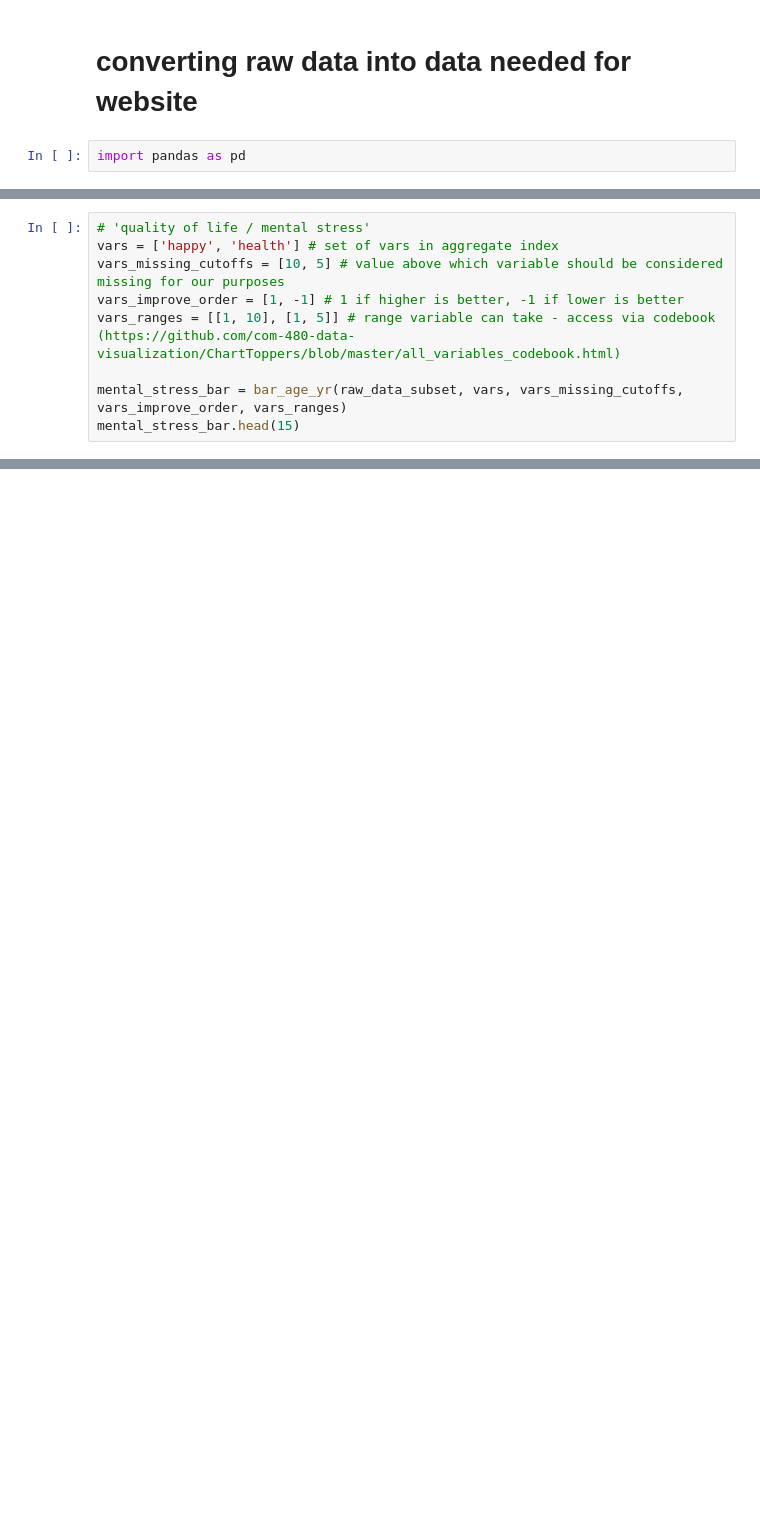
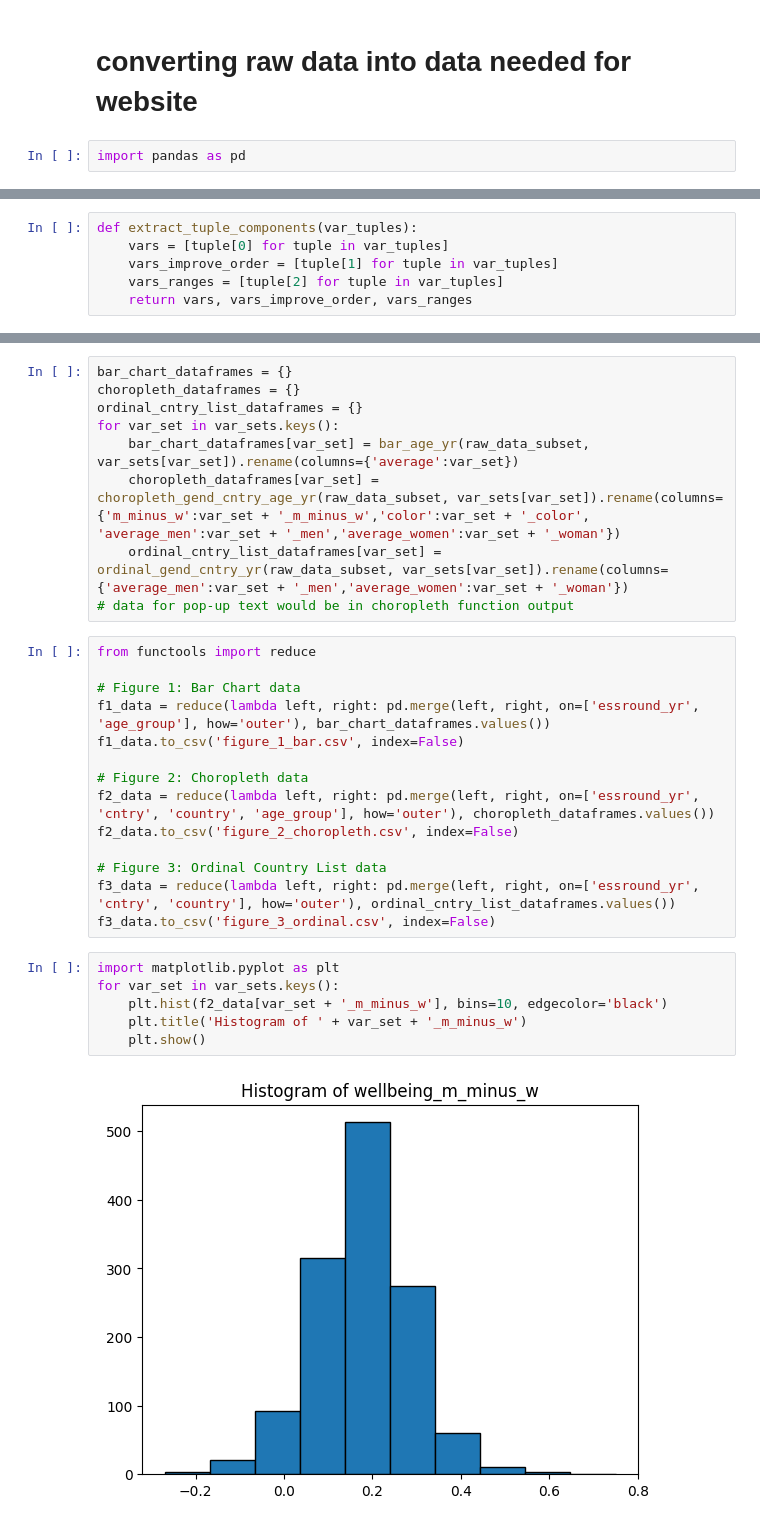
Before and after one commit to kaedejohnson/datavis_epfl_com480, a Jupyter notebook: raw_to_web_data.ipynb, the cells around one changed output, grey strips where cells are left out. Cells and saved outputs as stored; diff of their text form; blank space fills up the shorter version.

```diff
--- a/raw_to_web_data.ipynb
+++ b/raw_to_web_data.ipynb
@@ -70 +77,7 @@ def prepare_for_aggregation(data, vars, vars_missing_cutoffs, vars_improve_order
     return data
+# %%
+def extract_tuple_components(var_tuples):
+    vars = [tuple[0] for tuple in var_tuples]
+    vars_improve_order = [tuple[1] for tuple in var_tuples]
+    vars_ranges = [tuple[2] for tuple in var_tuples]
+    return vars, vars_improve_order, vars_ranges
@@ -87,9 +208,0 @@ def bar_age_yr(data, vars, vars_missing_cutoffs, vars_improve_order, vars_ranges
-# %%
-# 'quality of life / mental stress'
-vars = ['happy', 'health'] # set of vars in aggregate index
-vars_missing_cutoffs = [10, 5] # value above which variable should be considered missing for our purposes
-vars_improve_order = [1, -1] # 1 if higher is better, -1 if lower is better
-vars_ranges = [[1, 10], [1, 5]] # range variable can take - access via codebook (https://github.com/com-480-data-visualization/ChartToppers/blob/master/all_variables_codebook.html)
-
-mental_stress_bar = bar_age_yr(raw_data_subset, vars, vars_missing_cutoffs, vars_improve_order, vars_ranges)
-mental_stress_bar.head(15)
@@ -209,0 +298,31 @@ ordinal_gend_cntry_yr(raw_data_subset, vars, vars_missing_cutoffs, vars_improve_
+# %%
+bar_chart_dataframes = {}
+choropleth_dataframes = {}
+ordinal_cntry_list_dataframes = {}
+for var_set in var_sets.keys():
+    bar_chart_dataframes[var_set] = bar_age_yr(raw_data_subset, var_sets[var_set]).rename(columns={'average':var_set})
+    choropleth_dataframes[var_set] = choropleth_gend_cntry_age_yr(raw_data_subset, var_sets[var_set]).rename(columns={'m_minus_w':var_set + '_m_minus_w','color':var_set + '_color', 'average_men':var_set + '_men','average_women':var_set + '_woman'})
+    ordinal_cntry_list_dataframes[var_set] = ordinal_gend_cntry_yr(raw_data_subset, var_sets[var_set]).rename(columns={'average_men':var_set + '_men','average_women':var_set + '_woman'})
+# data for pop-up text would be in choropleth function output
+# %%
+from functools import reduce
+
+# Figure 1: Bar Chart data
+f1_data = reduce(lambda left, right: pd.merge(left, right, on=['essround_yr', 'age_group'], how='outer'), bar_chart_dataframes.values())
+f1_data.to_csv('figure_1_bar.csv', index=False)
+
+# Figure 2: Choropleth data
+f2_data = reduce(lambda left, right: pd.merge(left, right, on=['essround_yr', 'cntry', 'country', 'age_group'], how='outer'), choropleth_dataframes.values())
+f2_data.to_csv('figure_2_choropleth.csv', index=False)
+
+# Figure 3: Ordinal Country List data
+f3_data = reduce(lambda left, right: pd.merge(left, right, on=['essround_yr', 'cntry', 'country'], how='outer'), ordinal_cntry_list_dataframes.values())
+f3_data.to_csv('figure_3_ordinal.csv', index=False)
+# %%
+import matplotlib.pyplot as plt
+for var_set in var_sets.keys():
+    plt.hist(f2_data[var_set + '_m_minus_w'], bins=10, edgecolor='black')
+    plt.title('Histogram of ' + var_set + '_m_minus_w')
+    plt.show()
+# %% [output]
+[figure, added]
```
Also changed, not shown: parts of 27 cells of this notebook, 4 other files.
